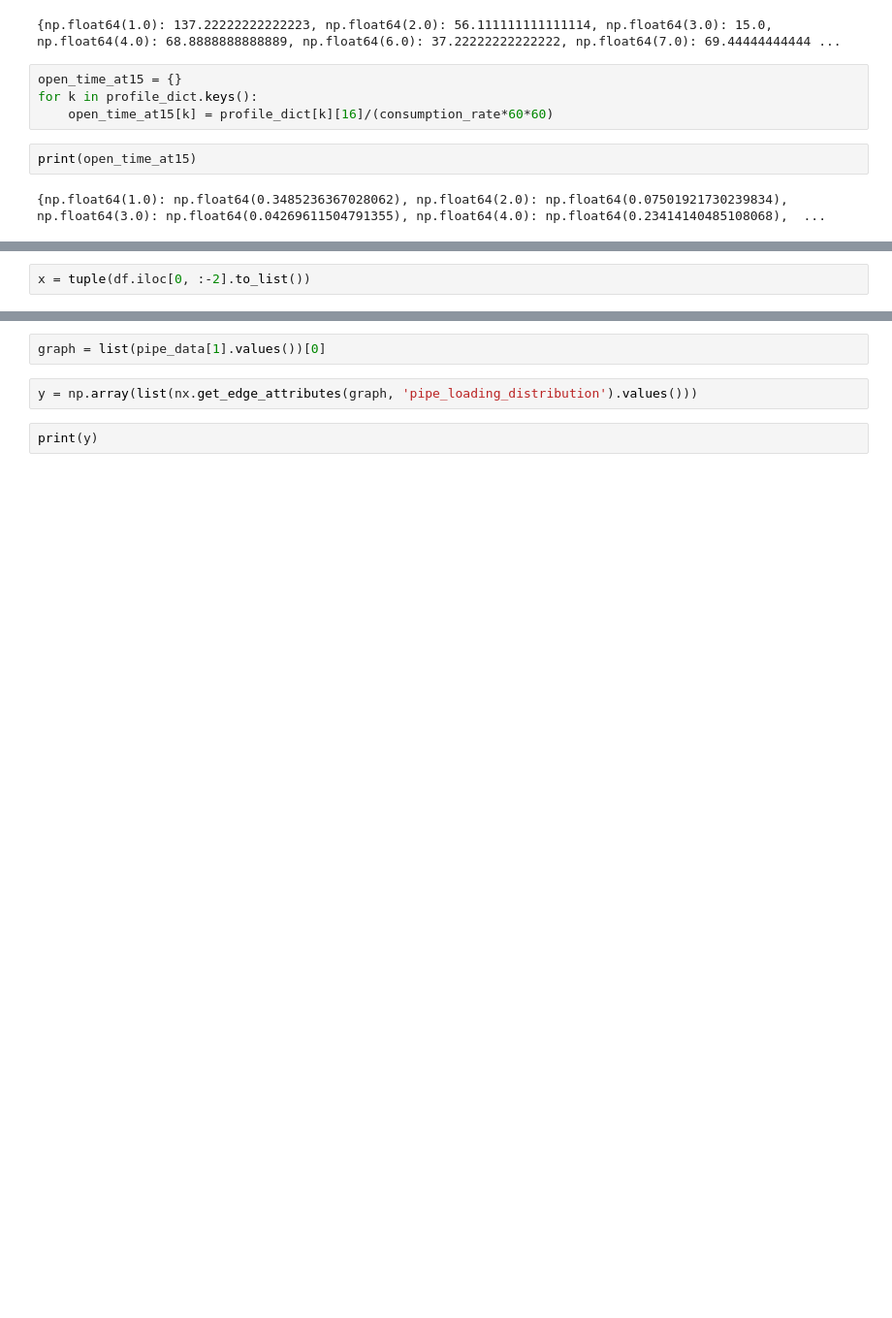
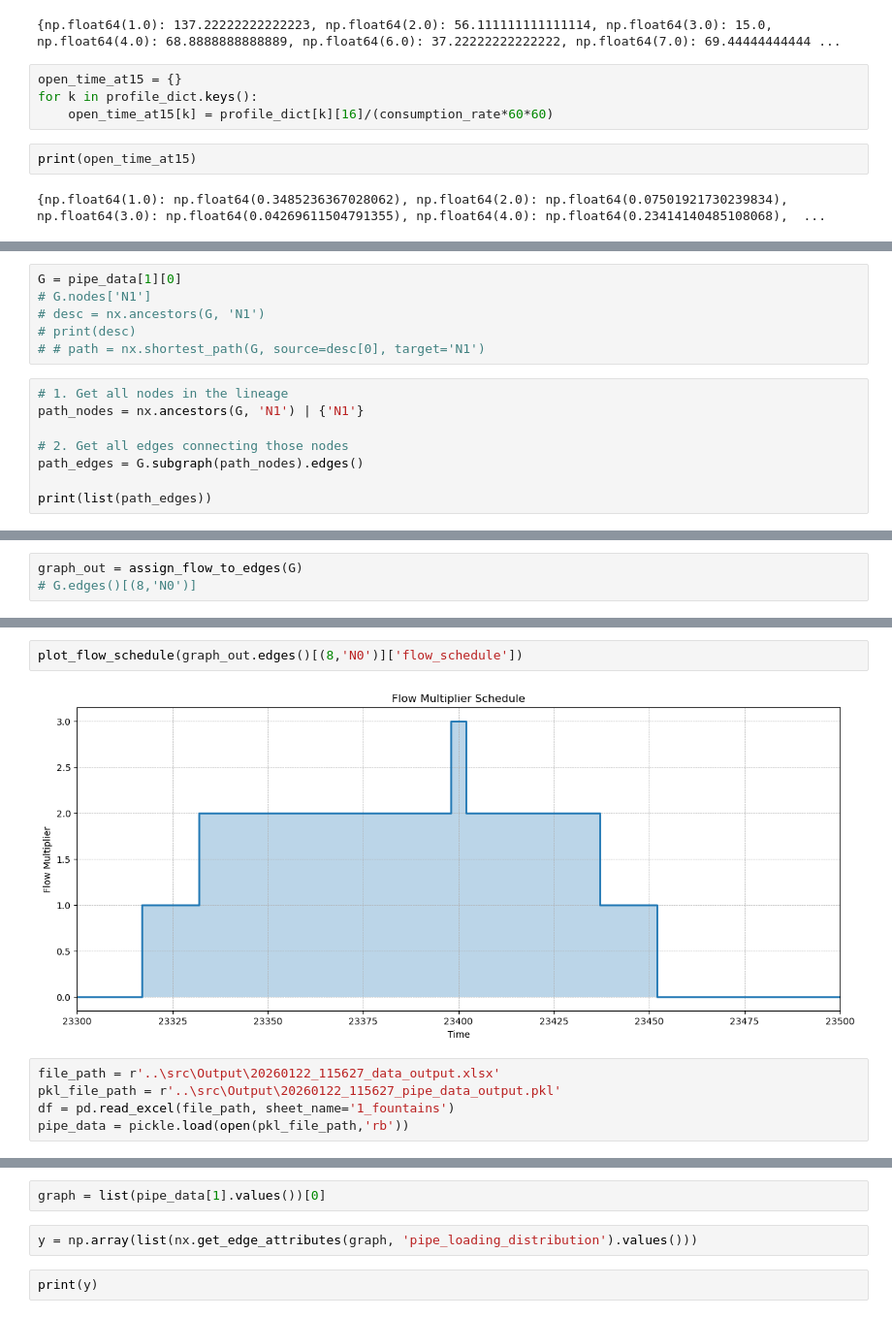
Before and after one commit to angus-chisholm/water-pump-placement, a Jupyter notebook: src/testing_notebook.ipynb, the cells around one changed output, grey strips where cells are left out. Shown at 97% size. Cells and saved outputs as stored; diff of their text form; blank space fills up the shorter version.

```diff
--- a/Old-files/testing_notebook.ipynb
+++ b/src/testing_notebook.ipynb
@@ -824,4 +825,2 @@ pkl_file_path = r'..\src\Output\20260121_201621_pipe_data_output.pkl'
 df = pd.read_excel(file_path, sheet_name='1_fountains')
 pipe_data = pickle.load(open(pkl_file_path,'rb'))
-# %%
-x = tuple(df.iloc[0, :-2].to_list())
@@ -831,0 +827,14 @@ print(x)
+# %%
+G = pipe_data[1][0]
+# G.nodes['N1']
+# desc = nx.ancestors(G, 'N1')
+# print(desc)
+# # path = nx.shortest_path(G, source=desc[0], target='N1')
+# %%
+# 1. Get all nodes in the lineage
+path_nodes = nx.ancestors(G, 'N1') | {'N1'}
+
+# 2. Get all edges connecting those nodes
+path_edges = G.subgraph(path_nodes).edges()
+
+print(list(path_edges))
@@ -831,0 +924,3 @@ print(x)
+# %%
+graph_out = assign_flow_to_edges(G)
+# G.edges()[(8,'N0')]
@@ -831,0 +986,9 @@ print(x)
+# %%
+plot_flow_schedule(graph_out.edges()[(8,'N0')]['flow_schedule'])
+# %% [output]
+[figure, added]
+# %%
+file_path = r'..\src\Output\20260122_115627_data_output.xlsx'
+pkl_file_path = r'..\src\Output\20260122_115627_pipe_data_output.pkl'
+df = pd.read_excel(file_path, sheet_name='1_fountains')
+pipe_data = pickle.load(open(pkl_file_path,'rb'))
```
Also changed, not shown: parts of 11 cells of this notebook, 10 other files.
